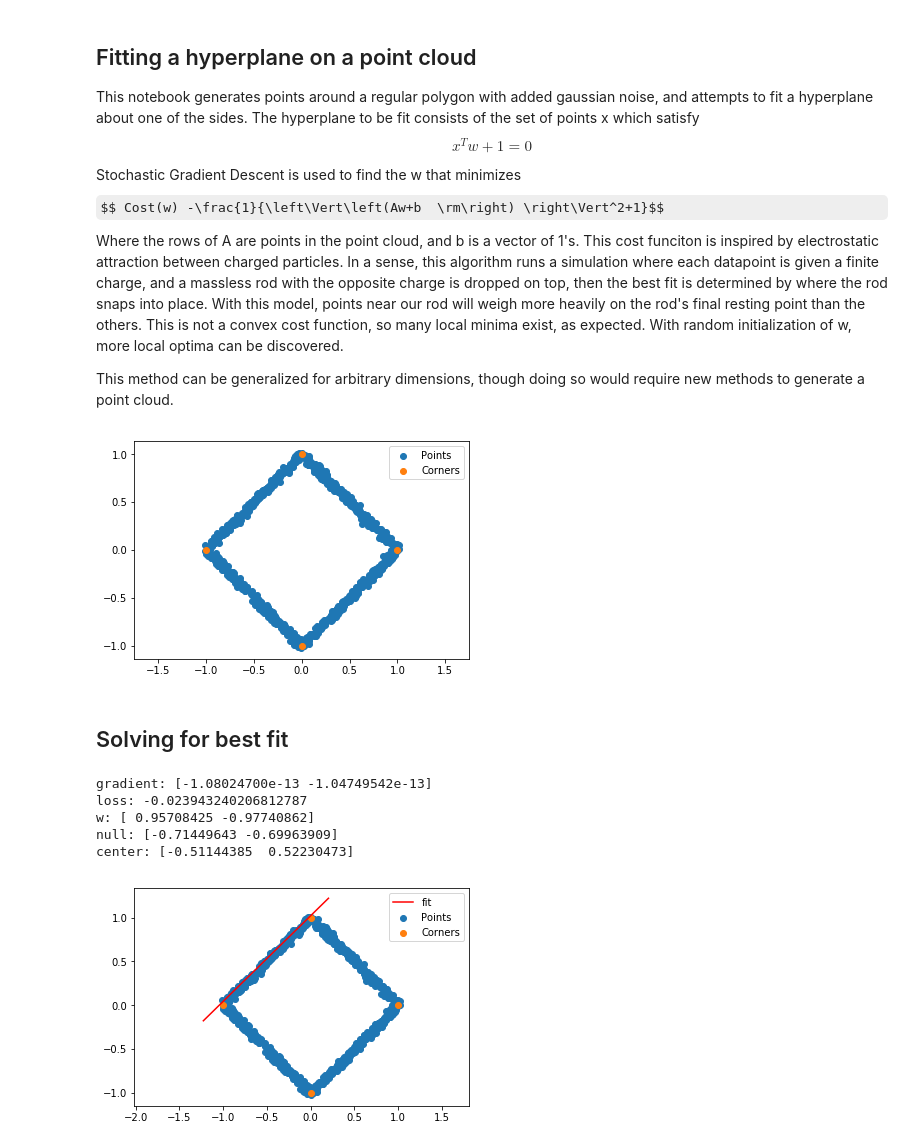
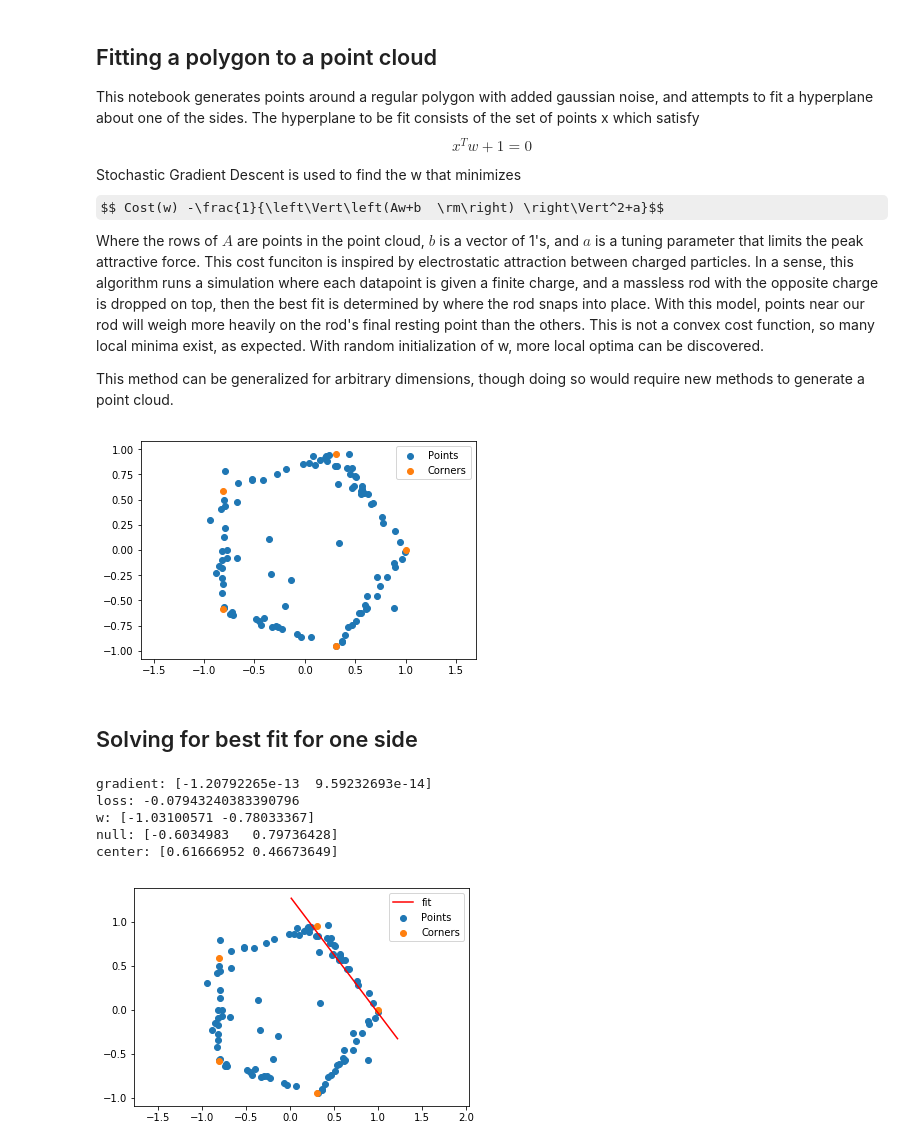
Before and after one commit to SquareMouse/Best-Fit-Polygon, a Jupyter notebook: Fitting Hyperplane on Point Cloud.ipynb, the cells around one changed output. Drawn from its saved outputs; the diff is of its cells as text; code cells hidden in the pictures; some formulas as TeX source.

Commit message:
added polygon fit

```diff
--- a/Fitting Hyperplane on Point Cloud.ipynb
+++ b/Fitting Hyperplane on Point Cloud.ipynb
@@ -1,9 +1,9 @@
 # %% [markdown]
-## Fitting a hyperplane on a point cloud
+## Fitting a polygon to a point cloud
 This notebook generates points around a regular polygon with added gaussian noise, and attempts to fit a hyperplane about one of the sides. The hyperplane to be fit consists of the set of points x which satisfy $$x^Tw+1 = 0$$
 Stochastic Gradient Descent is used to find the w that minimizes
-$$ Cost(w) -\frac{1}{\left\Vert\left(Aw+b  \rm\right) \right\Vert^2+1}$$
-Where the rows of A are points in the point cloud, and b is a vector of 1's. This cost funciton is inspired by electrostatic attraction between charged particles. In a sense, this algorithm runs a simulation where each datapoint is given a finite charge, and a massless rod with the opposite charge is dropped on top, then the best fit is determined by where the rod snaps into place. With this model, points near our rod will weigh more heavily on the rod's final resting point than the others. This is not a convex cost function, so many local minima exist, as expected. With random initialization of w, more local optima can be discovered.
+$$ Cost(w) -\frac{1}{\left\Vert\left(Aw+b  \rm\right) \right\Vert^2+a}$$
+Where the rows of $A$ are points in the point cloud, $b$ is a vector of 1's, and $a$ is a tuning parameter that limits the peak attractive force. This cost funciton is inspired by electrostatic attraction between charged particles. In a sense, this algorithm runs a simulation where each datapoint is given a finite charge, and a massless rod with the opposite charge is dropped on top, then the best fit is determined by where the rod snaps into place. With this model, points near our rod will weigh more heavily on the rod's final resting point than the others. This is not a convex cost function, so many local minima exist, as expected. With random initialization of w, more local optima can be discovered.
 
 This method can be generalized for arbitrary dimensions, though doing so would require new methods to generate a point cloud.
 # %%
@@ -32,25 +32,28 @@ def generateNoisyPolygonCloud(n, num_points, sigma):
     return np.asarray(points)
 # %%
 '''Generate Polygon'''
-num_corners = 4
-num_points = 1000
+num_corners = 5
+num_points = 100
+num_popcorn_noise = 20
 noise_sigma = .02
+
 Points = generateNoisyPolygonCloud(num_corners, num_points, noise_sigma)
 Corners = generatePolygon(num_corners) #display purposes
+Points[:num_popcorn_noise] = np.random.uniform(-1,1,Points[:num_popcorn_noise].shape)
 
 '''Display Polygon'''
 plt.scatter(*Points.T, label='Points')
 plt.scatter(*Corners.T, label='Corners')
 plt.axis('equal')
 plt.legend()
 plt.show()
 # %% [output]
-[figure, old version]
+[figure, new version]
 # %% [markdown]
-## Solving for best fit
+## Solving for best fit for one side
 # %%
 '''Tuning Parameters'''
-a
+a = .1
 num_sgd_iterations = 5000
 learning_rate = 0.0005
 
@@ -61,12 +64,11 @@ w = np.random.randn(2)
 A = Points
 b = np.ones(A.shape[0])
 for _ in range(num_sgd_iterations):
-    Aw_b = A.dot(w) + b
-    gradient = 2*((Aw_b**2+1)**-2*(Aw_b)).dot(A)
-    w -= 0.learning_rate * gradient
+    gradient = 2*(((A.dot(w) + b)**2+a)**-2*(A.dot(w) + b)).dot(A)
+    w -= learning_rate * gradient
 
 print("gradient:", gradient)
-print("loss:",-1/(np.linalg.norm(A.dot(w)+b)+1))
+print("loss:",-1/(np.linalg.norm(A.dot(w)+b)+a))
 
 '''display fit'''
 null_w = np.array([w[1], -w[0]])/np.linalg.norm(w)
@@ -82,9 +84,9 @@ plt.axis('equal')
 plt.legend()
 plt.show()
 # %% [output]
-gradient: [-1.08024700e-13 -1.04749542e-13]
-loss: -0.023943240206812787
-w: [ 0.95708425 -0.97740862]
-null: [-0.71449643 -0.69963909]
-center: [-0.51144385  0.52230473]
+gradient: [-1.20792265e-13  9.59232693e-14]
+loss: -0.07943240383390796
+w: [-1.03100571 -0.78033367]
+null: [-0.6034983   0.79736428]
+center: [0.61666952 0.46673649]
-[figure, old version]
+[figure, new version]
```
Also changed, not shown: parts of 3 cells of this notebook.
